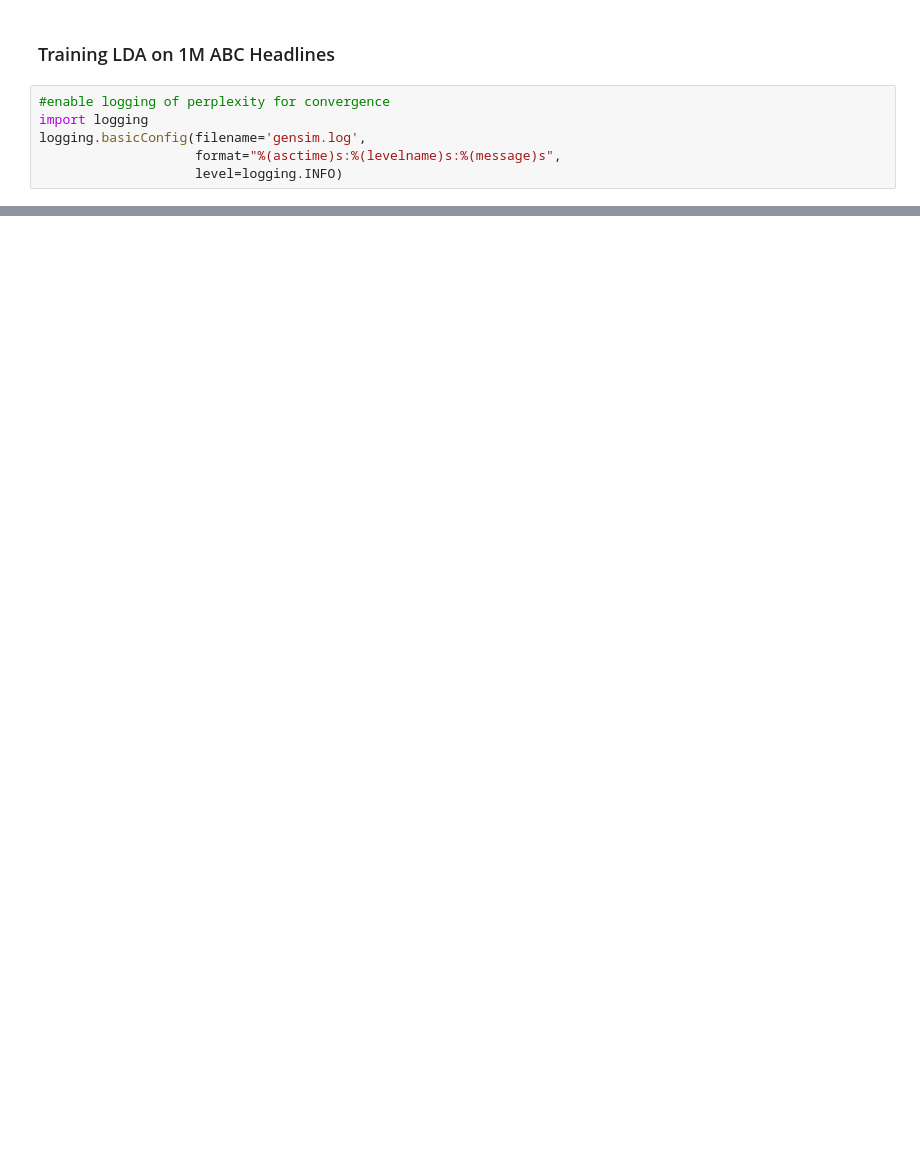
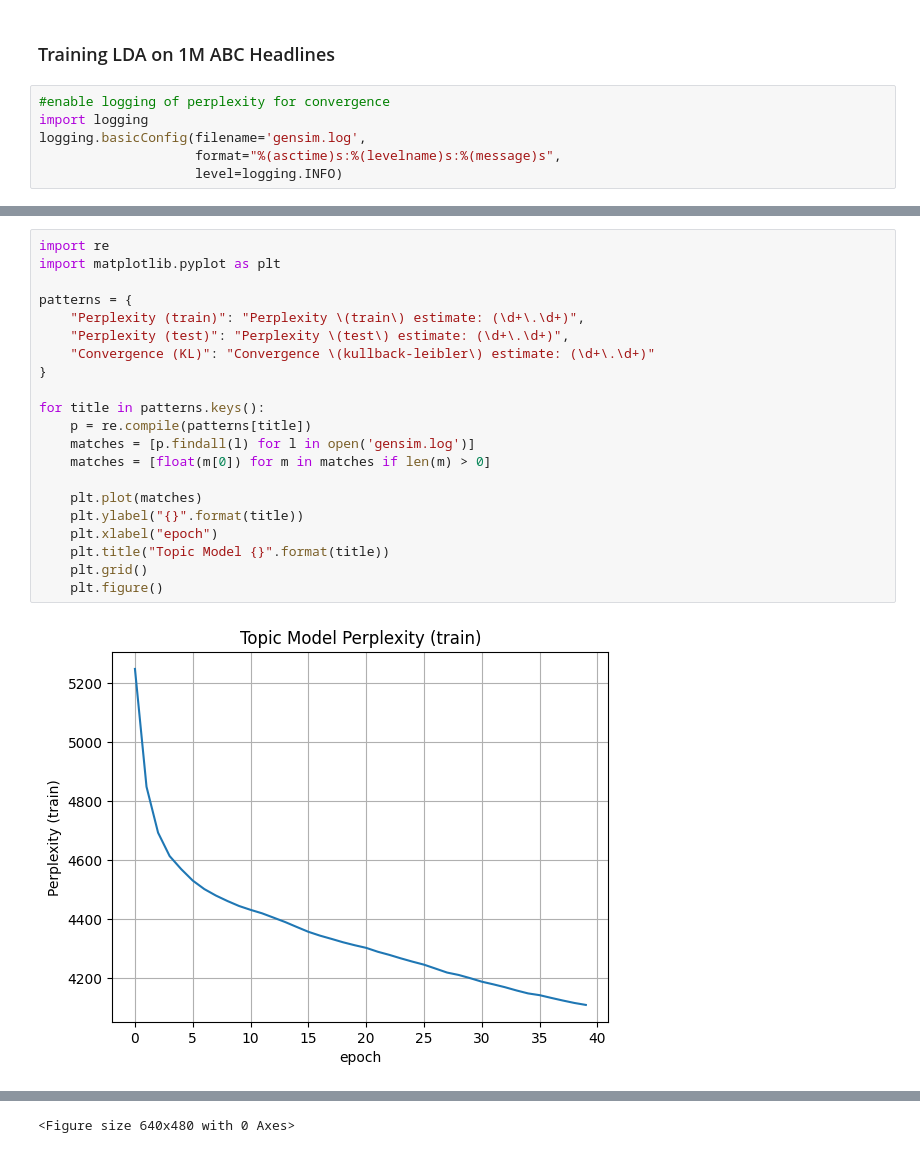
Before and after one commit to seichang00/lda-topic-modeling, a Jupyter notebook: lda_analysis.ipynb, the cells around one changed output, grey strips where cells are left out. Saved outputs shown, nothing was run; the diff lists cells and outputs as text; blank space fills up the shorter version.

```diff
--- a/lda_analysis.ipynb
+++ b/lda_analysis.ipynb
@@ -106,0 +143,23 @@ abc_lda_model.print_topics(-1)
+# %%
+import re
+import matplotlib.pyplot as plt
+
+patterns = {
+    "Perplexity (train)": "Perplexity \(train\) estimate: (\d+\.\d+)",
+    "Perplexity (test)": "Perplexity \(test\) estimate: (\d+\.\d+)",
+    "Convergence (KL)": "Convergence \(kullback-leibler\) estimate: (\d+\.\d+)"
+}
+
+for title in patterns.keys():
+    p = re.compile(patterns[title])
+    matches = [p.findall(l) for l in open('gensim.log')]
+    matches = [float(m[0]) for m in matches if len(m) > 0]
+
+    plt.plot(matches)
+    plt.ylabel("{}".format(title))
+    plt.xlabel("epoch")
+    plt.title("Topic Model {}".format(title))
+    plt.grid()
+    plt.figure()
+# %% [output]
+[figure, added]
@@ -107,2 +168,3 @@ abc_lda_model.print_topics(-1)
+<Figure size 640x480 with 0 Axes>
 # %%
 #plot likelihood and perplexity
```
Also changed, not shown: parts of 10 cells of this notebook, 5 other files.
